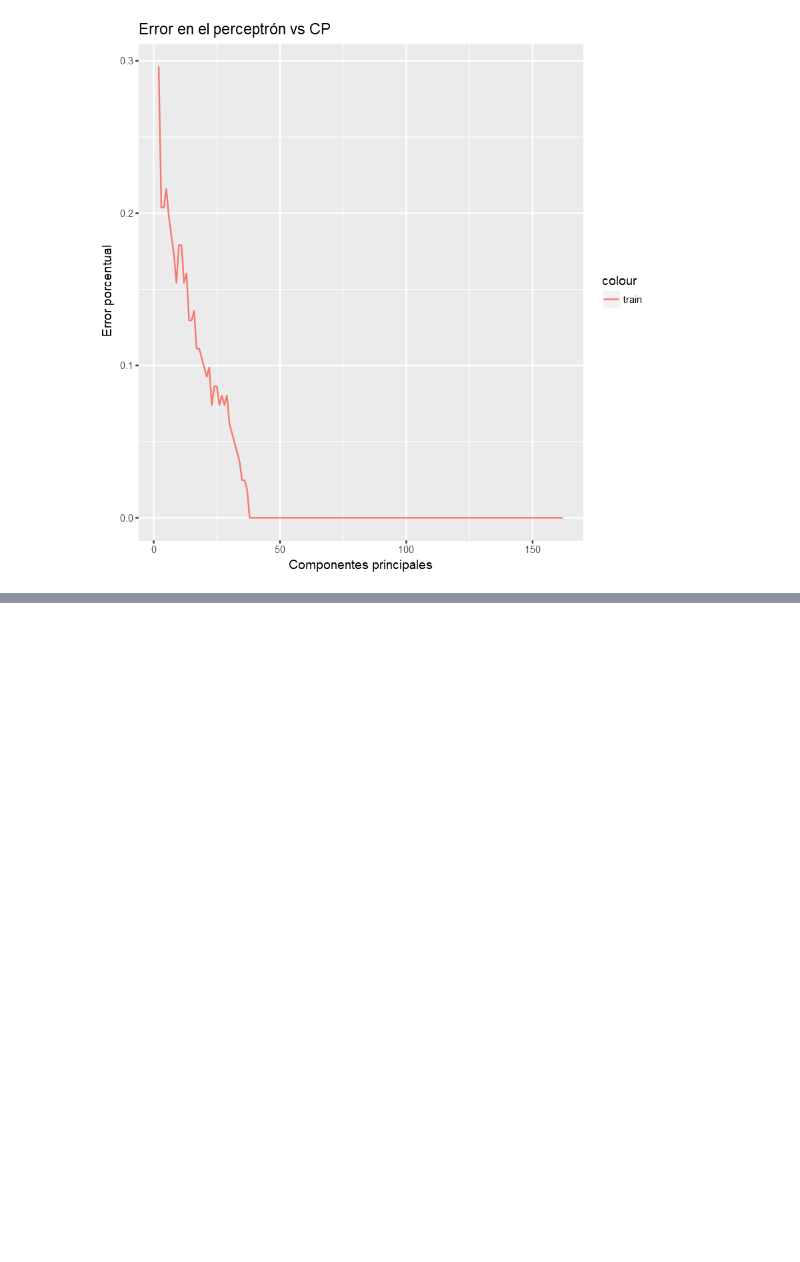
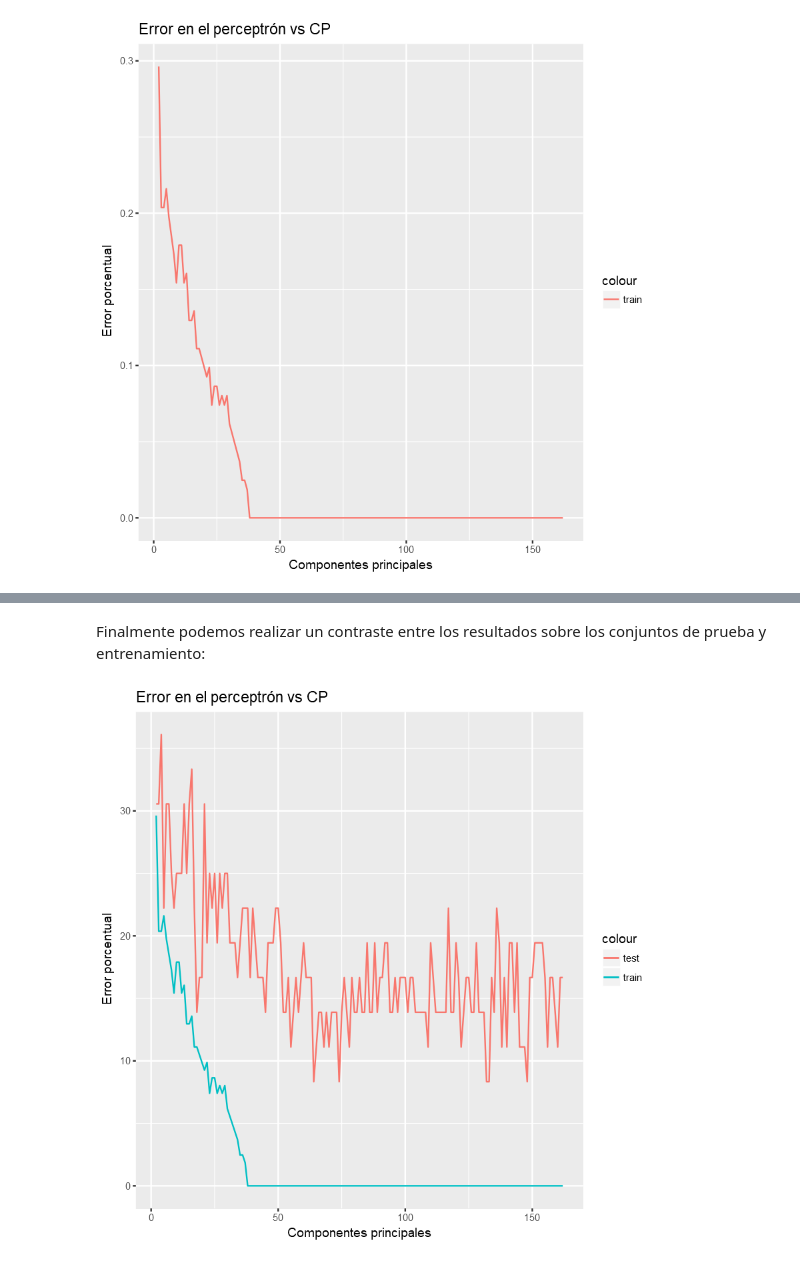
Before and after one commit to CamiloAguilar/Clasificador_Perros_gatos, a Jupyter notebook: Clasificador_CatDog.ipynb, the cells around one changed output, grey strips where cells are left out. Drawn from its saved outputs; the diff is of its cells as text; code cells hidden in the pictures; blank space fills up the shorter version.

```diff
--- a/Clasificador_CatDog.ipynb
+++ b/Clasificador_CatDog.ipynb
@@ -254,0 +303,12 @@ ggplot(data=tabla_res, aes(x=Num_CP, y=error_train, colour="train")) + geom_line
+# %% [markdown]
+Finalmente podemos realizar un contraste entre los resultados sobre los conjuntos de prueba y entrenamiento:
+# %%
+## Gráfico de los resultados
+## Se contrasta el error de los conjuntos de entrenamiento y pruebs
+require(ggplot2)
+ggplot(data=tabla_res, aes(x=Num_CP, y=error_train*100, colour="train")) + geom_line() +
+     geom_line(aes(x=Num_CP, y=error_test*100, colour="test")) +
+     ggtitle("Error en el perceptrón vs CP") + xlab("Componentes principales") +
+     ylab("Error porcentual")
+# %% [output]
+[figure, added]
```
Also changed, not shown: parts of 7 cells of this notebook, 1 other file.
